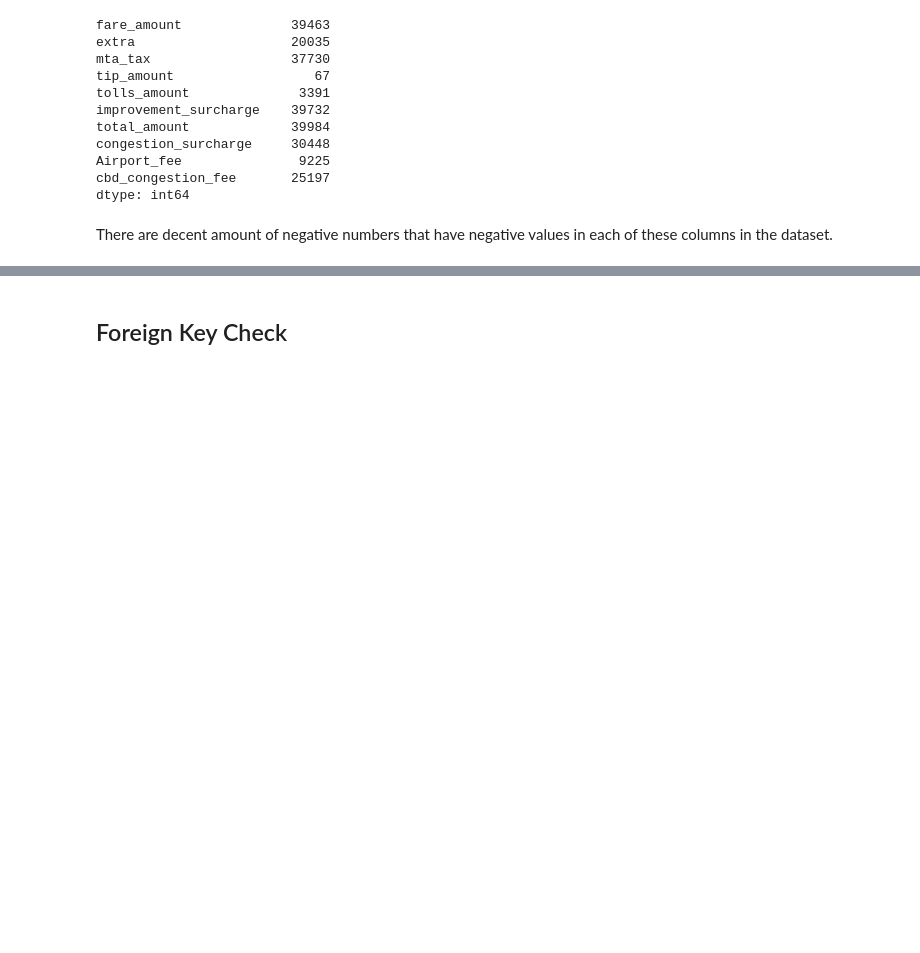
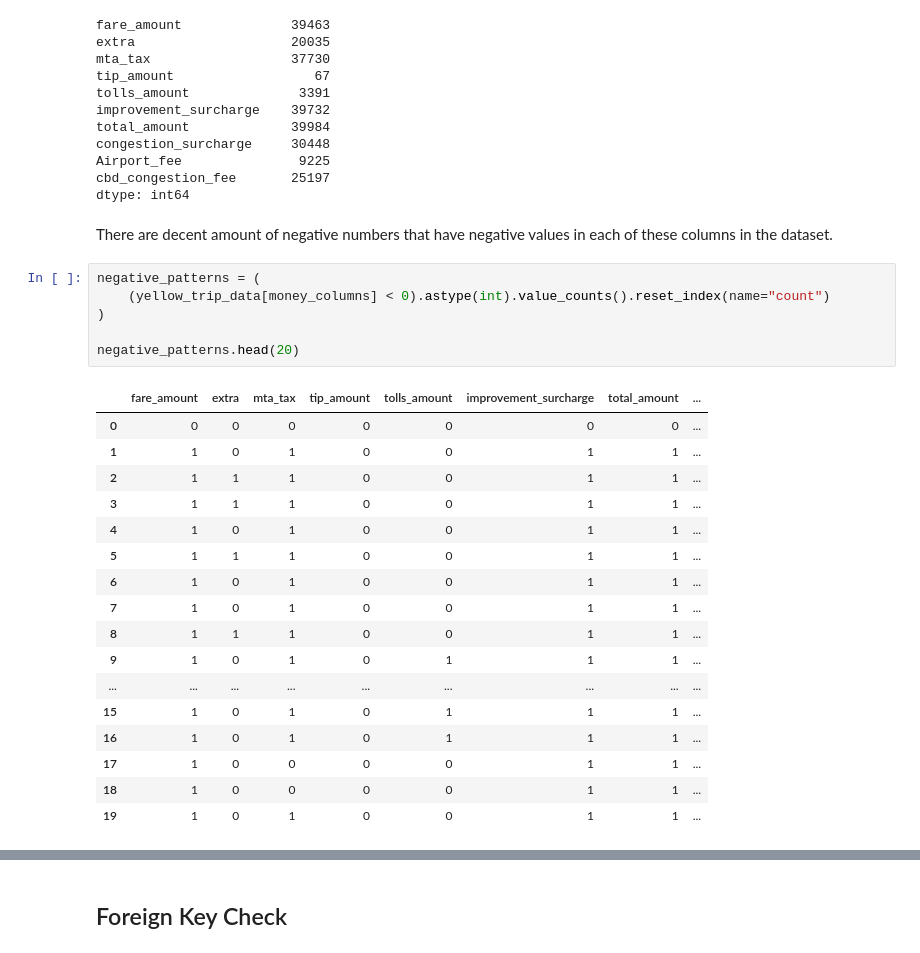
Before and after one commit to samuel54illinois/NYC_TLC_Trip_Record_Analysis, a Jupyter notebook: notebook_analysis/0_data_audit.ipynb, the cells around one changed output, grey strips where cells are left out. Drawn from its saved outputs; the diff is of its cells as text; blank space fills up the shorter version.

```diff
--- a/notebook_analysis/0_data_audit.ipynb
+++ b/notebook_analysis/0_data_audit.ipynb
@@ -614,3 +614,27 @@ cbd_congestion_fee       25197
 dtype: int64
 # %% [markdown]
 There are decent amount of negative numbers that have negative values in each of these columns in the dataset.
+# %%
+negative_patterns = (
+    (yellow_trip_data[money_columns] < 0).astype(int).value_counts().reset_index(name="count")
+)
+
+negative_patterns.head(20)
+# %% [output]
+|  | fare_amount | extra | mta_tax | tip_amount | tolls_amount | improvement_surcharge | total_amount | ... |
+| 0 | 0 | 0 | 0 | 0 | 0 | 0 | 0 | ... |
+| 1 | 1 | 0 | 1 | 0 | 0 | 1 | 1 | ... |
+| 2 | 1 | 1 | 1 | 0 | 0 | 1 | 1 | ... |
+| 3 | 1 | 1 | 1 | 0 | 0 | 1 | 1 | ... |
+| 4 | 1 | 0 | 1 | 0 | 0 | 1 | 1 | ... |
+| 5 | 1 | 1 | 1 | 0 | 0 | 1 | 1 | ... |
+| 6 | 1 | 0 | 1 | 0 | 0 | 1 | 1 | ... |
+| 7 | 1 | 0 | 1 | 0 | 0 | 1 | 1 | ... |
+| 8 | 1 | 1 | 1 | 0 | 0 | 1 | 1 | ... |
+| 9 | 1 | 0 | 1 | 0 | 1 | 1 | 1 | ... |
+| ... | ... | ... | ... | ... | ... | ... | ... | ... |
+| 15 | 1 | 0 | 1 | 0 | 1 | 1 | 1 | ... |
+| 16 | 1 | 0 | 1 | 0 | 1 | 1 | 1 | ... |
+| 17 | 1 | 0 | 0 | 0 | 0 | 1 | 1 | ... |
+| 18 | 1 | 0 | 0 | 0 | 0 | 1 | 1 | ... |
+| 19 | 1 | 0 | 1 | 0 | 0 | 1 | 1 | ... |
```
Also changed, not shown: parts of 8 cells of this notebook.
